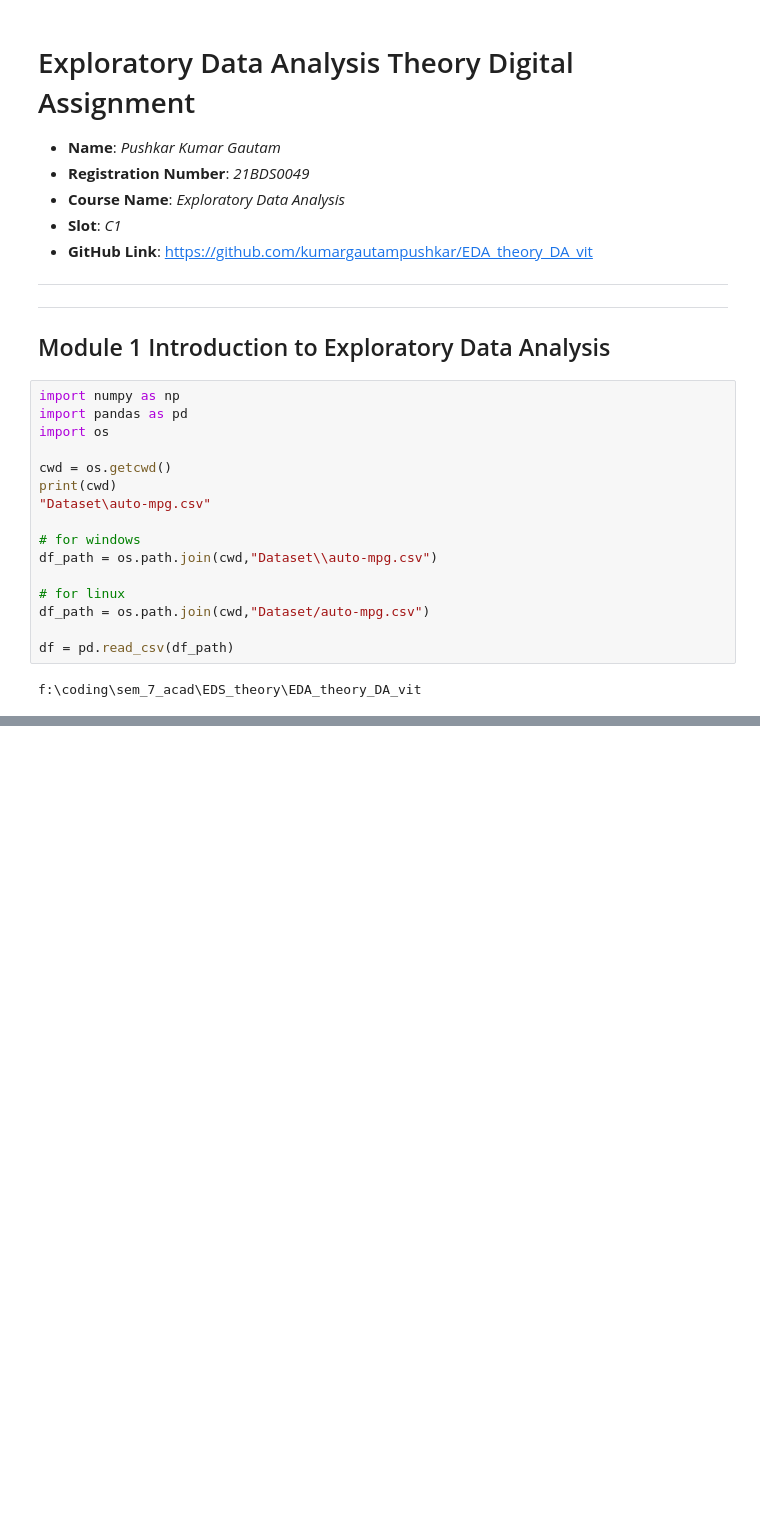
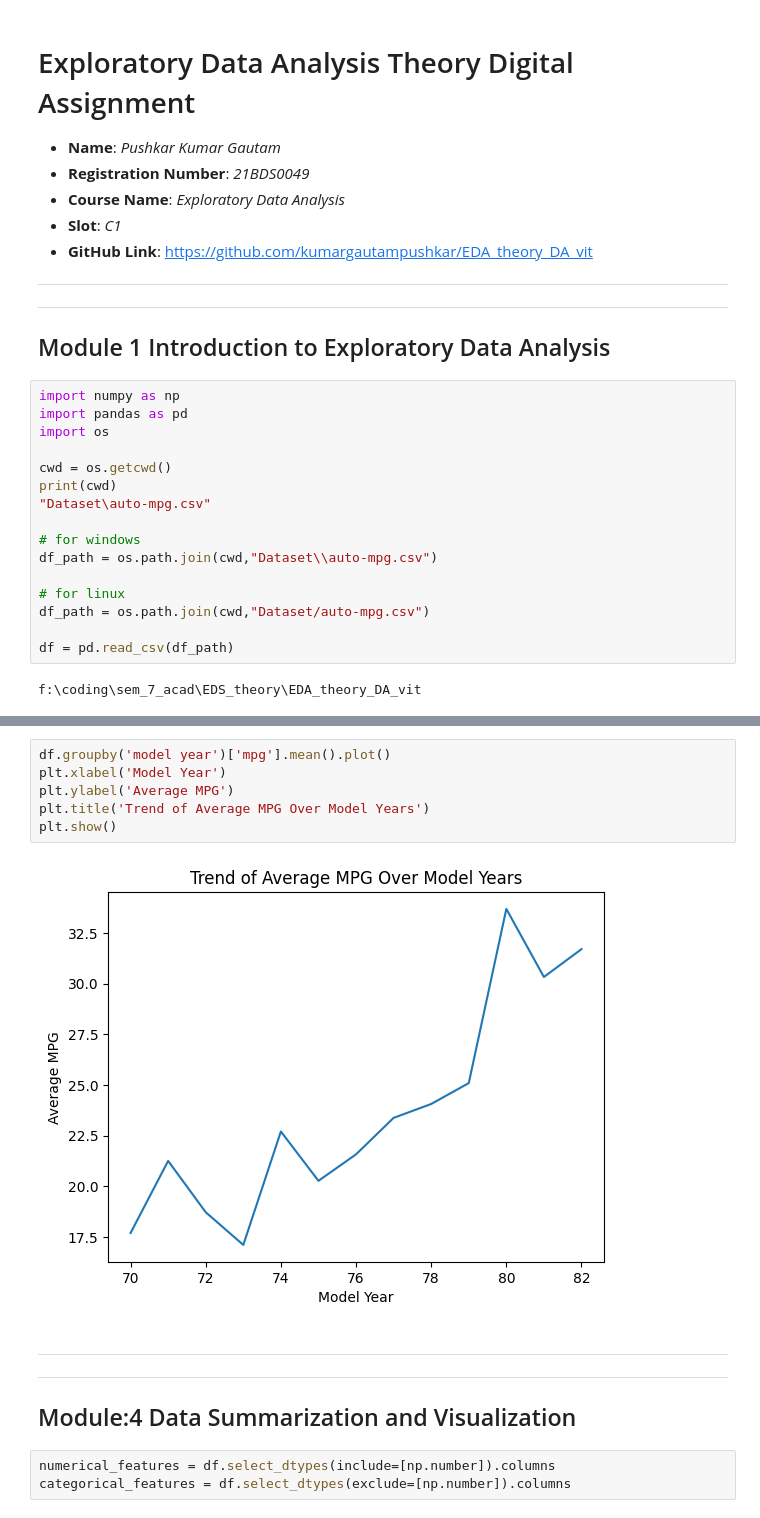
Before and after one commit to kumargautampushkar/EDA_theory_DA_vit, a Jupyter notebook: EDA.ipynb, the cells around one changed output, grey strips where cells are left out. Saved outputs shown, nothing was run; the diff lists cells and outputs as text; blank space fills up the shorter version.

```diff
--- a/EDA.ipynb
+++ b/EDA.ipynb
@@ -71,0 +142,16 @@ None
+# %%
+df.groupby('model year')['mpg'].mean().plot()
+plt.xlabel('Model Year')
+plt.ylabel('Average MPG')
+plt.title('Trend of Average MPG Over Model Years')
+plt.show()
+# %% [output]
+[figure, added]
+# %% [markdown]
+---
+---
+
+## Module:4 Data Summarization and Visualization
+# %%
+numerical_features = df.select_dtypes(include=[np.number]).columns
+categorical_features = df.select_dtypes(exclude=[np.number]).columns
```
Also changed, not shown: parts of 30 cells of this notebook.
